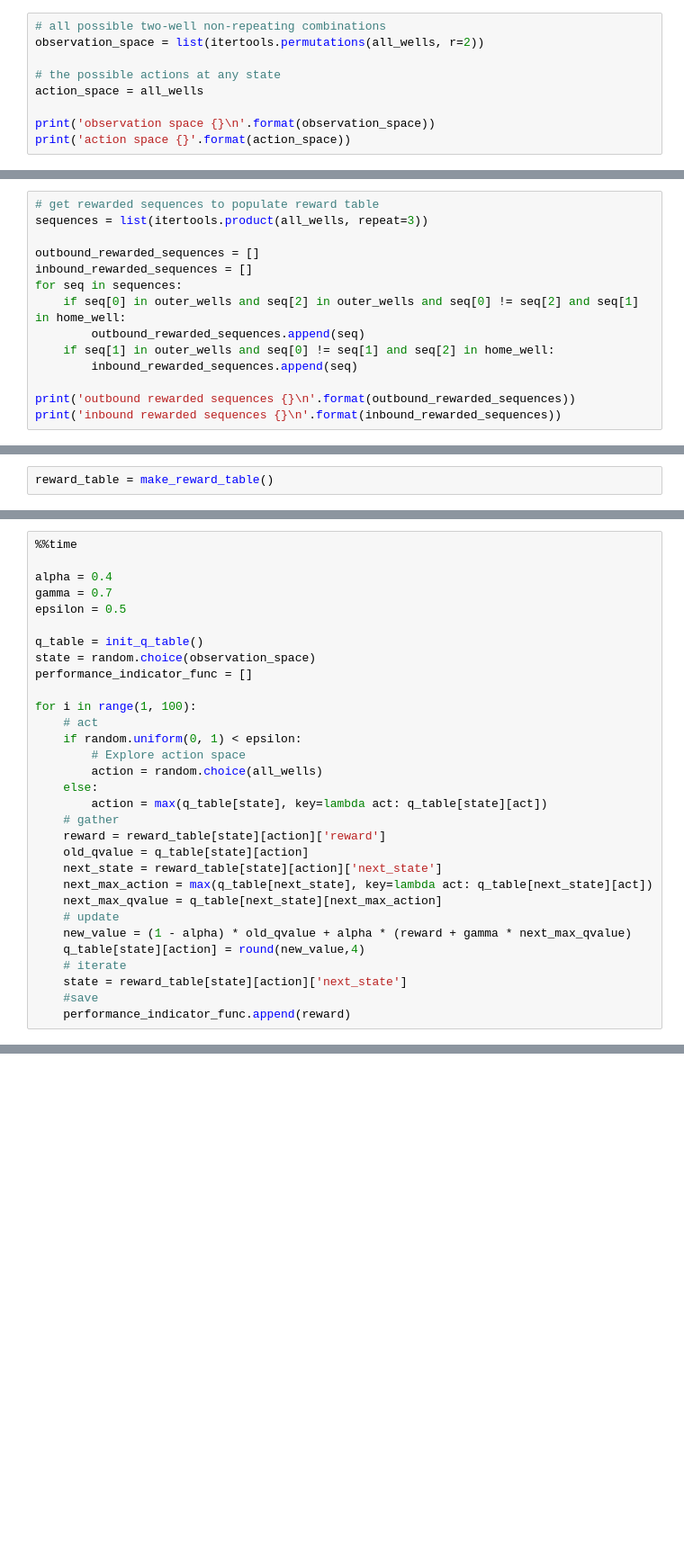
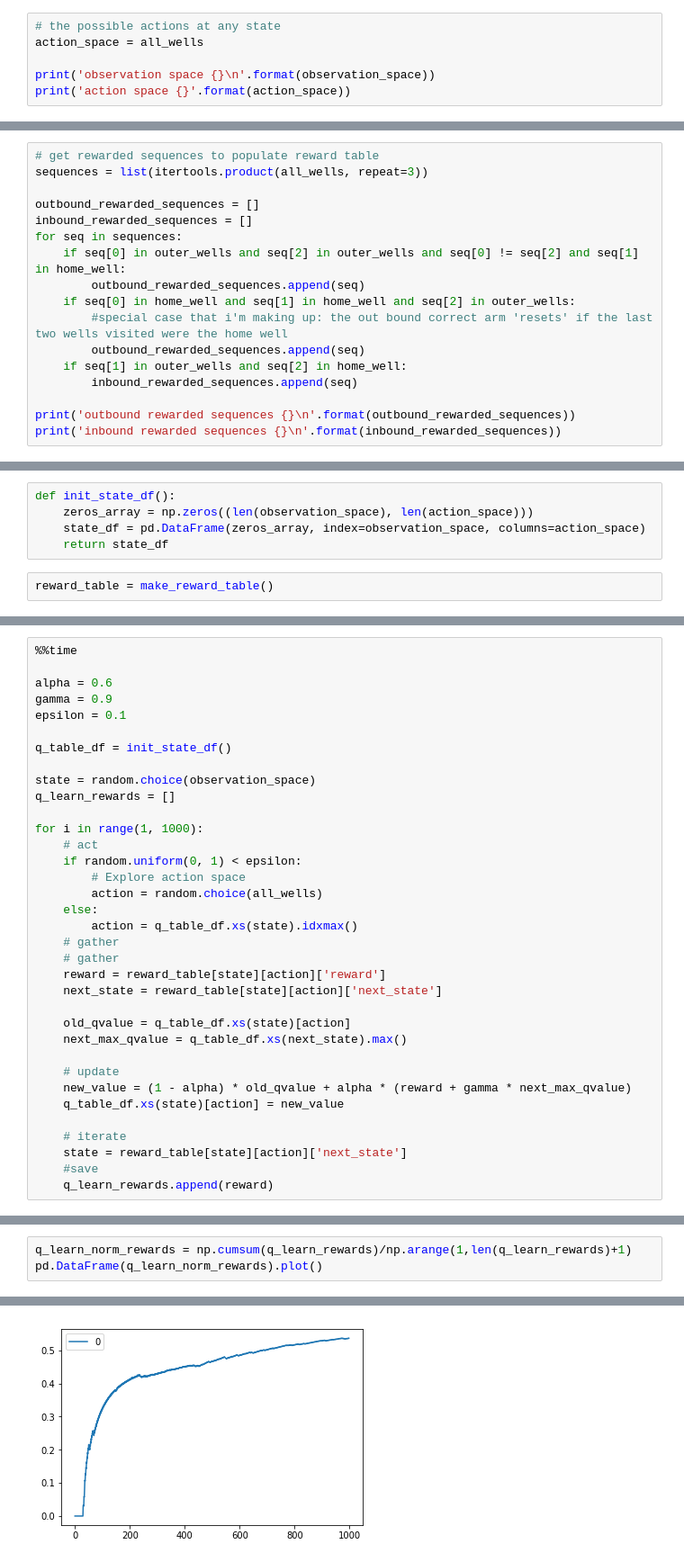
Before and after one commit to droumis/RL-agent_3arm, a Jupyter notebook: notebooks/20181111_modelW.ipynb, the cells around one changed output, grey strips where cells are left out. Shown: that part at 90% size. Saved outputs shown, nothing was run; the diff lists cells and outputs as text; blank space fills up the shorter version.

Commit message:
additional learning methods and results

```diff
--- a/notebooks/20181111_modelW.ipynb
+++ b/notebooks/20181111_modelW.ipynb
@@ -15,7 +20,4 @@ home_well = ('B')
 # %%
-# all possible two-well non-repeating combinations
-observation_space = list(itertools.permutations(all_wells, r=2))
-
 # the possible actions at any state
 action_space = all_wells
 
@@ -34,7 +36,10 @@ inbound_rewarded_sequences = []
 for seq in sequences:
     if seq[0] in outer_wells and seq[2] in outer_wells and seq[0] != seq[2] and seq[1] in home_well:
         outbound_rewarded_sequences.append(seq)
-    if seq[1] in outer_wells and seq[0] != seq[1] and seq[2] in home_well:
+    if seq[0] in home_well and seq[1] in home_well and seq[2] in outer_wells:
+        #special case that i'm making up: the out bound correct arm 'resets' if the last two wells visited were the home well
+        outbound_rewarded_sequences.append(seq)
+    if seq[1] in outer_wells and seq[2] in home_well:
         inbound_rewarded_sequences.append(seq)
 
 print('outbound rewarded sequences {}\n'.format(outbound_rewarded_sequences))
@@ -68,2 +97,7 @@ def make_reward_table():
+# %%
+def init_state_df():
+    zeros_array = np.zeros((len(observation_space), len(action_space)))
+    state_df = pd.DataFrame(zeros_array, index=observation_space, columns=action_space)
+    return state_df
 # %%
 reward_table = make_reward_table()
@@ -90,32 +106,36 @@ def check_q_table(q_table):
 # %%
 %%time
 
-alpha = 0.4
-gamma = 0.7
-epsilon = 0.5
+alpha = 0.6
+gamma = 0.9
+epsilon = 0.1
 
-q_table = init_q_table()
+q_table_df = init_state_df()
+
 state = random.choice(observation_space)
-performance_indicator_func = []
+q_learn_rewards = []
 
-for i in range(1, 100):
+for i in range(1, 1000):
     # act
     if random.uniform(0, 1) < epsilon:
         # Explore action space
         action = random.choice(all_wells)
     else:
-        action = max(q_table[state], key=lambda act: q_table[state][act])
+        action = q_table_df.xs(state).idxmax()
+    # gather
     # gather
     reward = reward_table[state][action]['reward']
-    old_qvalue = q_table[state][action]
     next_state = reward_table[state][action]['next_state']
-    next_max_action = max(q_table[next_state], key=lambda act: q_table[next_state][act])
-    next_max_qvalue = q_table[next_state][next_max_action]
+
+    old_qvalue = q_table_df.xs(state)[action]
+    next_max_qvalue = q_table_df.xs(next_state).max()
+
     # update
     new_value = (1 - alpha) * old_qvalue + alpha * (reward + gamma * next_max_qvalue)
-    q_table[state][action] = round(new_value,4)
+    q_table_df.xs(state)[action] = new_value
+
     # iterate
     state = reward_table[state][action]['next_state']
     #save
-    performance_indicator_func.append(reward)
+    q_learn_rewards.append(reward)
 # %% [output]
@@ -138,0 +162,4 @@ q_table consistent with W-TRACK rules
+# %%
+q_learn_norm_rewards = np.cumsum(q_learn_rewards)/np.arange(1,len(q_learn_rewards)+1)
+pd.DataFrame(q_learn_norm_rewards).plot()
+# %% [output]
@@ -138,0 +167 @@ q_table consistent with W-TRACK rules
+[figure, added]
```
Also changed, not shown: parts of 35 cells of this notebook.
